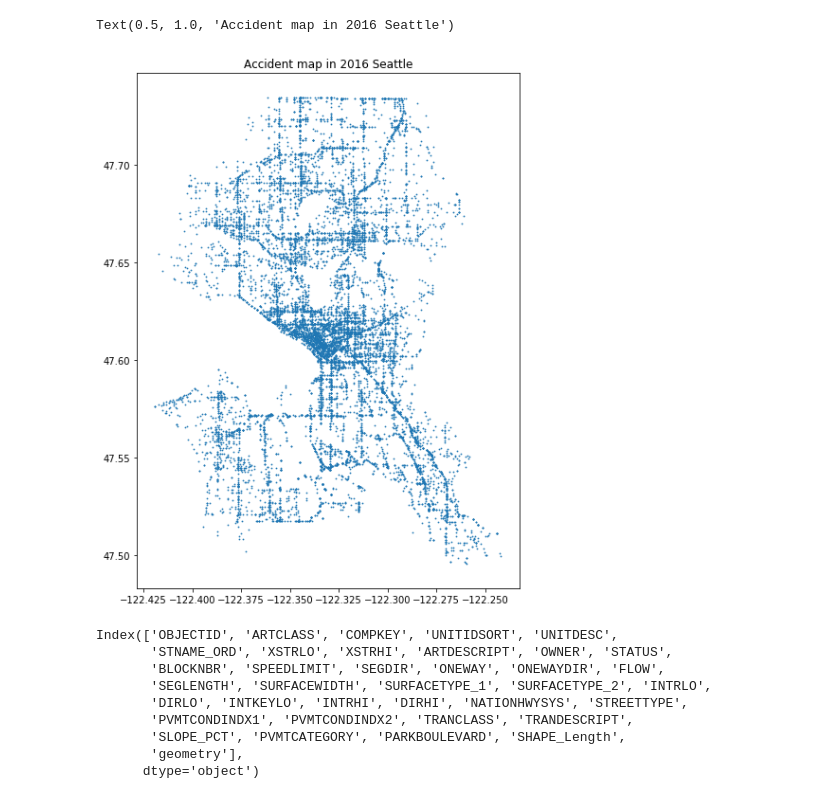
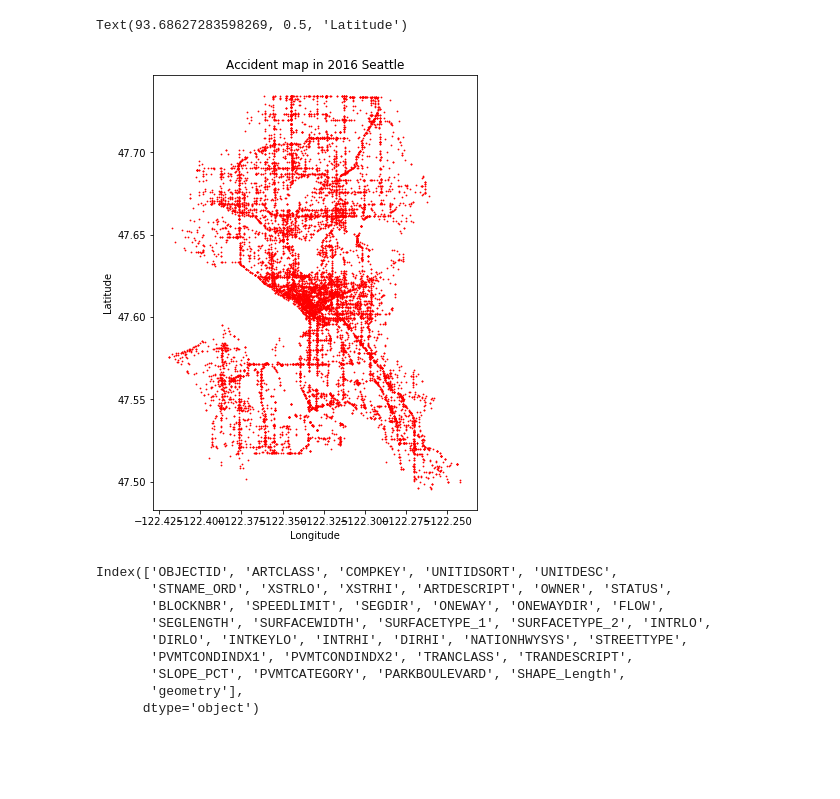
Before and after one commit to gsaidov/capstone, a Jupyter notebook: modeling.ipynb, the cells around one changed output. Saved outputs shown, nothing was run; the diff lists cells and outputs as text; code cells hidden in the pictures; blank space fills up the shorter version.

```diff
--- a/modeling.ipynb
+++ b/modeling.ipynb
@@ -39,9 +45,11 @@ Text(0.5, 1.0, 'Seattle Road Network')
 # %%
-acc[acc['year']==2016].plot(markersize= 0.6, figsize = (12, 10))
+acc[acc['year']==2016].plot(markersize= 0.6, figsize = (8,8), facecolor = 'red')
 plt.title('Accident map in 2016 Seattle')
+plt.xlabel('Longitude')
+plt.ylabel('Latitude')
 # %% [output]
-Text(0.5, 1.0, 'Accident map in 2016 Seattle')
+Text(93.68627283598269, 0.5, 'Latitude')
-[figure, old version]
+[figure, new version]
 # %%
 roads.columns
 # %% [output]
```
Also changed, not shown: parts of 60 cells of this notebook.
